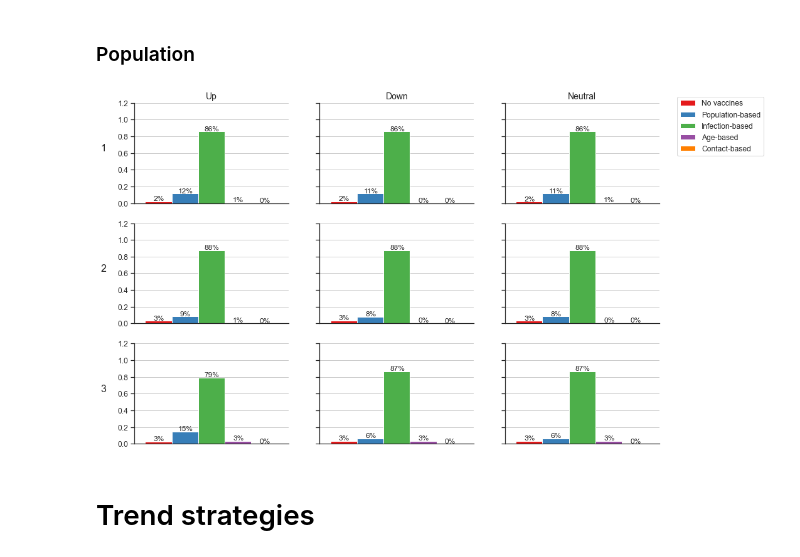
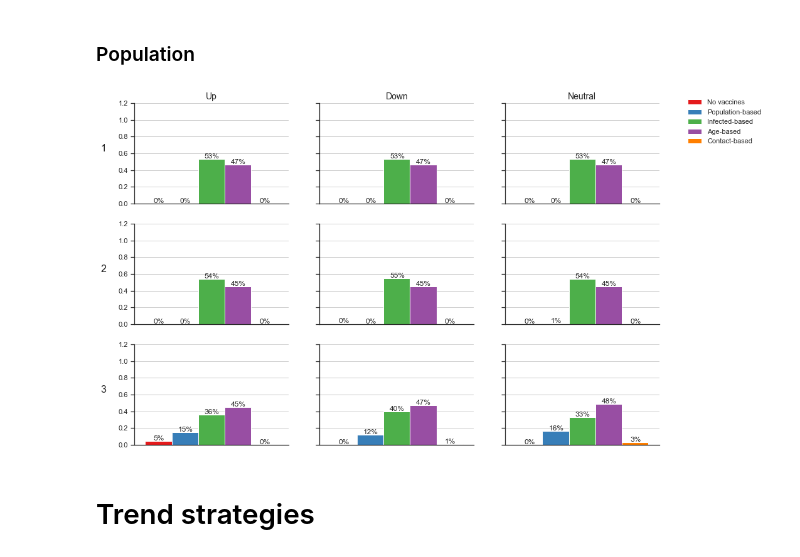
Before and after one commit to bendiknordeng/Epidemiologic-Strategies, a Jupyter notebook: notebooks/computational_study_ga.ipynb, the cells around one changed output. Cells and saved outputs as stored; diff of their text form; code cells hidden in the pictures.

```diff
--- a/notebooks/computational_study_ga.ipynb
+++ b/notebooks/computational_study_ga.ipynb
@@ -95,3 +91,8 @@ result_means_8, final_scores_8 = get_result_means(run_8)
+# %%
+gen_means = {}
+final_scores = {}
+for run_name in run_names:
+    gen_means[run_name], final_scores[run_name] = get_result_means(run_name)
 # %%
 max_generations = 200
 sns.set(font_scale=1)
@@ -151,3 +137,7 @@ results_8 = get_best_individual_results(run_8, final_scores_8)
+# %%
+best_individual_results = {}
+for run_name in run_names:
+    best_individual_results[run_name] = get_best_individual_results(run_name)
 # %%
 max_generations = 200
 sns.set(font_scale=1)
@@ -155,14 +145,8 @@ sns.set_style('ticks')
 fig, axs = plt.subplots(ncols=2,nrows=2,figsize=(15,10))
 for i, main_objective in enumerate(["deaths", "infected", "weighted", "yll"]):
     ax = axs[i//2][i%2]
-    results_1[main_objective][:max_generations].plot(label=renamer[run_name_1], color=colors[0], ax=ax)
-    results_2[main_objective][:max_generations].plot(label=renamer[run_name_2], color=colors[1], ax=ax)
-    results_3[main_objective][:max_generations].plot(label=renamer[run_name_3], color=colors[2], ax=ax)
-    results_4[main_objective][:max_generations].plot(label=renamer[run_name_4], color=colors[3], ax=ax)
-    results_5[main_objective][:max_generations].plot(label=renamer[run_name_5], color=colors[4], ax=ax)
-    results_6[main_objective][:max_generations].plot(label=renamer[run_name_6], color=colors[5], ax=ax)
-    results_7[main_objective][:max_generations].plot(label=renamer[run_name_7], color=colors[6], ax=ax)
-    results_8[main_objective][:max_generations].plot(label=renamer[run_name_8], color=colors[7], ax=ax)
+    for j, run in enumerate(gen_means):
+        best_individual_results[run][main_objective][:max_generations].plot(label=renamer[run], color=colors[j], ax=ax)
     ax.spines['right'].set_visible(False)
     ax.spines['top'].set_visible(False)
     ax.grid()
@@ -211,17 +221,0 @@ pop_8 = utils.read_pickle(f'{dir_path}{paths[run_8-1]}/individuals/individuals_{
-# %%
-def get_aggregated_etp(pop):
-    etp = (sum([i.genes for i in pop])/len(pop)).sum(axis=0).sum(axis=0)
-    etp /= sum(etp)
-    return etp
-
-def plot_etp(ETS, ylim):
-    policies = ("No vaccines", "Population-based", "Infected-based", "Age-based", "Contact-based")
-    sns.set(font_scale=1.1)
-    sns.set_style("ticks")
-    fig, axs = plt.subplots(ncols=2, nrows=4, figsize=(15,10), sharey=True, sharex=True)
-    for i, main_objective in enumerate([run_name_1, run_name_2, run_name_3, run_name_4, run_name_5, run_name_6, run_name_7, run_name_8]):
-        ax = axs[i//2][i%2]
-        plot_policy(ax, ETS[i], ylim, legend=False)
-        ax.set_title(f"Run objective: {renamer[main_objective]}", fontsize=12)
-    plt.legend(loc='upper right', bbox_to_anchor=(1.43, 3))
-    plt.show()
@@ -294,15 +265,15 @@ plot_individual_policy(genes, ylim=1)
 # %% [markdown]
 ### Population
 # %%
-run = run_4
+run = 4
 num_individuals = 5
-gen = last_gens[run-1]
+gen = runs[run_names[run]]['last_gen']
 
-pop = utils.read_pickle(f'{dir_path}{paths[run-1]}/individuals/individuals_{gen}.pkl')
+pop = utils.read_pickle(f"../results/ga/{runs[run_names[run]]['path']}/individuals/individuals_{gen}.pkl")
 genes = sum(map(lambda x: x.genes, pop[:num_individuals]))/num_individuals
-plot_individual_policy(genes, ylim=1.2)
+plot_etp(genes, ylim=1.2)
 # %% [output]
-[figure, old version]
+[figure, new version]
 # %% [markdown]
 # Trend strategies
 # %%
```
Also changed, not shown: parts of 32 cells of this notebook, 6 other files.
